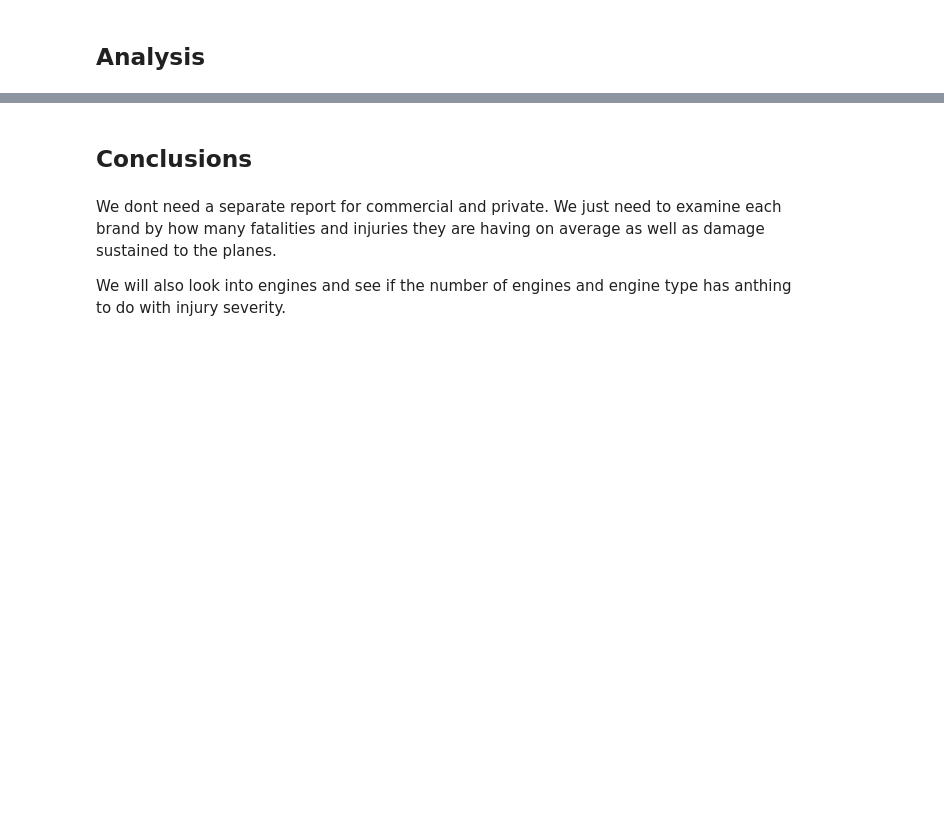
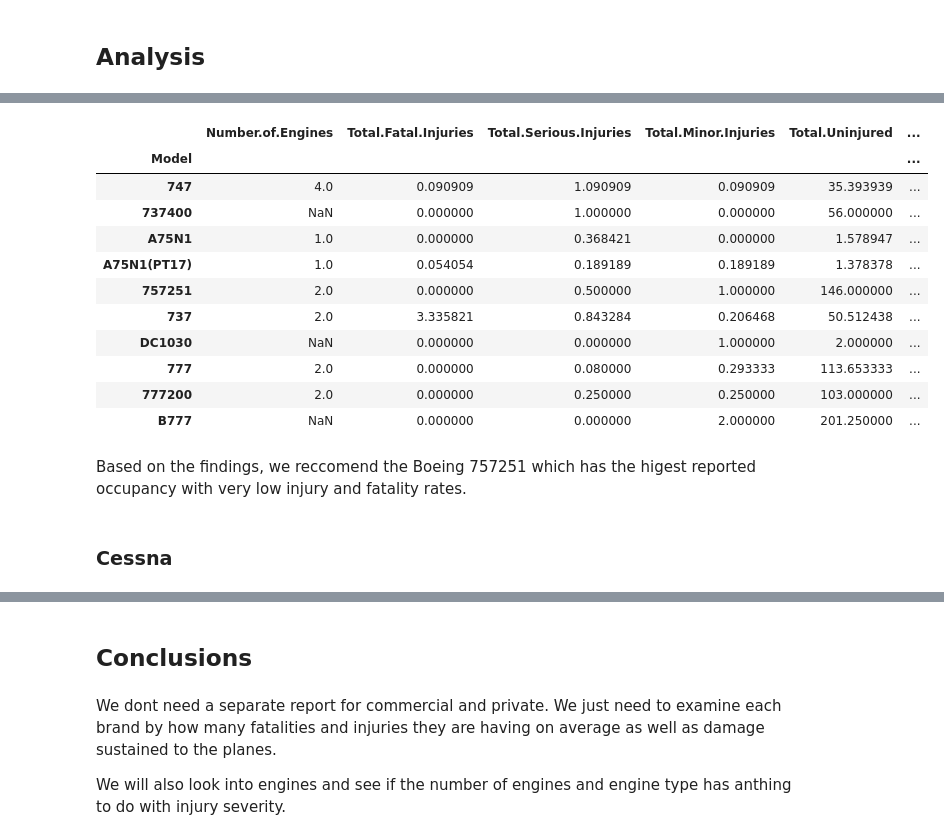
Before and after one commit to mcumiskey/Aviation-Risk-Analysis, a Jupyter notebook: aviation analysis.ipynb, the cells around one changed output, grey strips where cells are left out. Saved outputs shown, nothing was run; the diff lists cells and outputs as text; code cells hidden in the pictures; blank space fills up the shorter version.

```diff
--- a/aviation analysis.ipynb
+++ b/aviation analysis.ipynb
@@ -295,0 +380,3 @@ Name: count, dtype: int64
+# %%
+boeing_df =  df.loc[df['Makes_Standardized'] == 'BOEING']
+boeing_df.describe()
@@ -295,0 +393,20 @@ Name: count, dtype: int64
+# %%
+
+boeing_df.groupby(pd.Grouper(key='Model')).mean(numeric_only=True)[:10]
+# %% [output]
+|  | Number.of.Engines | Total.Fatal.Injuries | Total.Serious.Injuries | Total.Minor.Injuries | Total.Uninjured | ... |
+| Model |  |  |  |  |  | ... |
+| 747 | 4.0 | 0.090909 | 1.090909 | 0.090909 | 35.393939 | ... |
+| 737400 | NaN | 0.000000 | 1.000000 | 0.000000 | 56.000000 | ... |
+| A75N1 | 1.0 | 0.000000 | 0.368421 | 0.000000 | 1.578947 | ... |
+| A75N1(PT17) | 1.0 | 0.054054 | 0.189189 | 0.189189 | 1.378378 | ... |
+| 757251 | 2.0 | 0.000000 | 0.500000 | 1.000000 | 146.000000 | ... |
+| 737 | 2.0 | 3.335821 | 0.843284 | 0.206468 | 50.512438 | ... |
+| DC1030 | NaN | 0.000000 | 0.000000 | 1.000000 | 2.000000 | ... |
+| 777 | 2.0 | 0.000000 | 0.080000 | 0.293333 | 113.653333 | ... |
+| 777200 | 2.0 | 0.000000 | 0.250000 | 0.250000 | 103.000000 | ... |
+| B777 | NaN | 0.000000 | 0.000000 | 2.000000 | 201.250000 | ... |
+# %% [markdown]
+Based on the findings, we reccomend the Boeing 757251 which has the higest reported occupancy with very low injury and fatality rates.
+# %% [markdown]
+### Cessna
```
Also changed, not shown: parts of 31 cells of this notebook, 2 other files.
